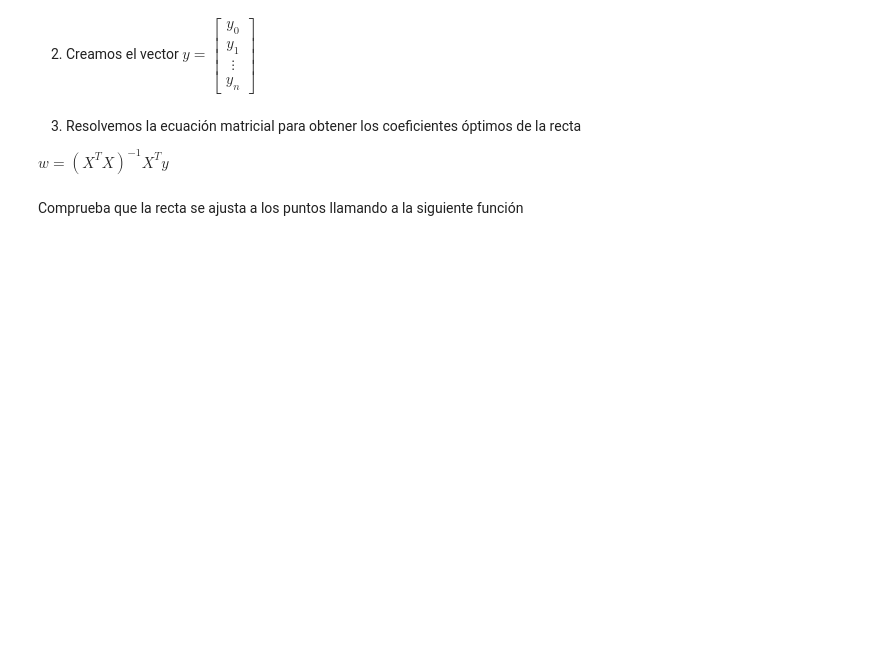
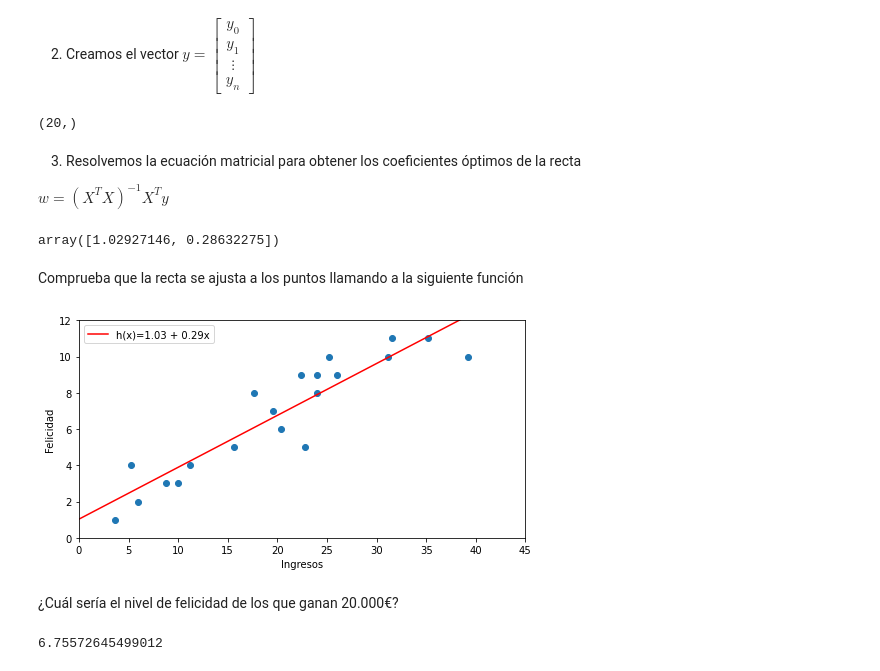
Before and after one commit to rafazamb/DS_PT_ENE21, a Jupyter notebook: 0-Ramp_Up/3-Matemáticas/Cálculo.ipynb, the cells around one changed output. Drawn from its saved outputs; the diff is of its cells as text; code cells hidden in the pictures; blank space fills up the shorter version.

```diff
--- a/0-Ramp_Up/3-Matemáticas/Cálculo.ipynb
+++ b/0-Ramp_Up/3-Matemáticas/Cálculo.ipynb
@@ -115,3 +199,7 @@ plt.show()
 Buscamos la recta $h(x)=w_0+w_1x$ que mejor ajuste los puntos, aplicando mínimos cuadrados
 # %% [markdown]
 1. Creamos la matrix $X=\begin{bmatrix} 1 & x_0 \\ 1 & x_1 \\ \vdots & \vdots \\ 1 & x_n \end{bmatrix}$
+# %%
+X = np.array([np.ones(len(x)),
+              np.array(x)]).transpose()
+X
@@ -118,9 +227,19 @@ Buscamos la recta $h(x)=w_0+w_1x$ que mejor ajuste los puntos, aplicando mínimo
 # %% [markdown]
 2. Creamos el vector $y=\begin{bmatrix} y_0 \\ y_1 \\ \vdots \\ y_n\end{bmatrix}$
+# %%
+y = np.array(y)
+y.transpose().shape
+# %% [output]
+(20,)
 # %% [markdown]
 3. Resolvemos la ecuación matricial para obtener los coeficientes óptimos de la recta
 
   $w = (X^TX)^{-1}X^Ty$
+# %%
+w = np.linalg.inv(X.transpose().dot(X)).dot(X.transpose()).dot(y)
+w
+# %% [output]
+array([1.02927146, 0.28632275])
 # %% [markdown]
 Comprueba que la recta se ajusta a los puntos llamando a la siguiente función
 # %%
@@ -139,3 +258,15 @@ def plot_all(w0,w1):
     plt.plot(e, z, '-r', label='h(x)='+str(round(w0,2))+' + '+ str(round(w1,2))+'x')
     plt.legend(loc='upper left')
     plt.show()
+# %%
+plot_all(w[0], w[1])
+# %% [output]
+[figure, added]
+# %% [markdown]
+¿Cuál sería el nivel de felicidad de los que ganan 20.000€?
+# %%
+ingresos = 20
+felicidad = w[0] + w[1]*ingresos
+felicidad
+# %% [output]
+6.75572645499012
```
Also changed, not shown: parts of 19 cells of this notebook, 1 other file.
